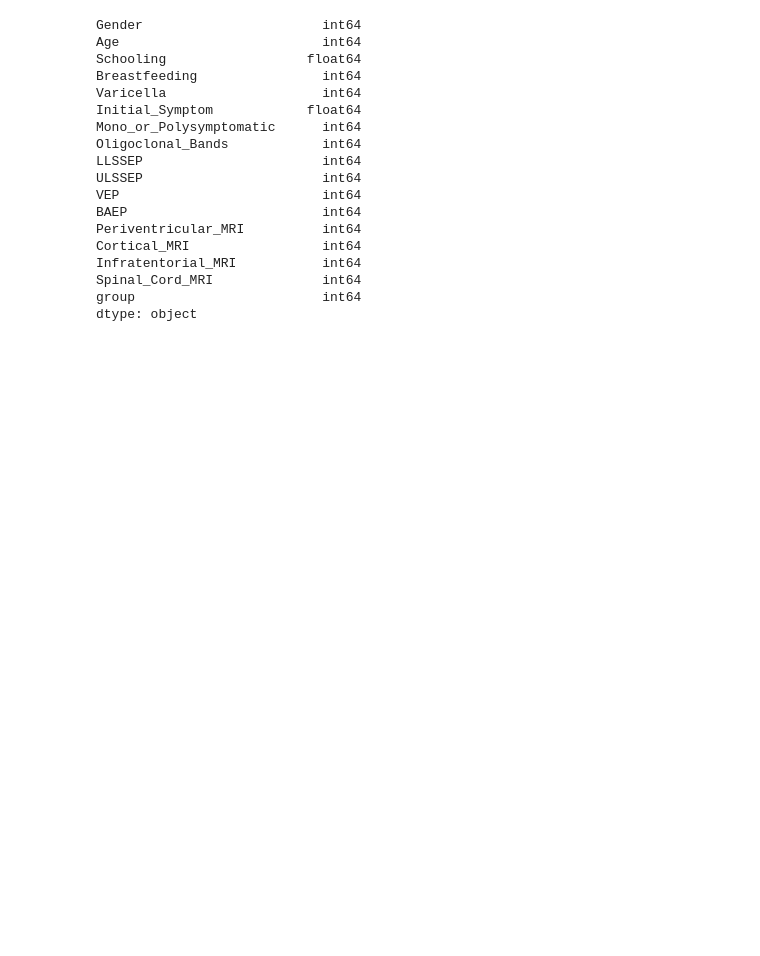
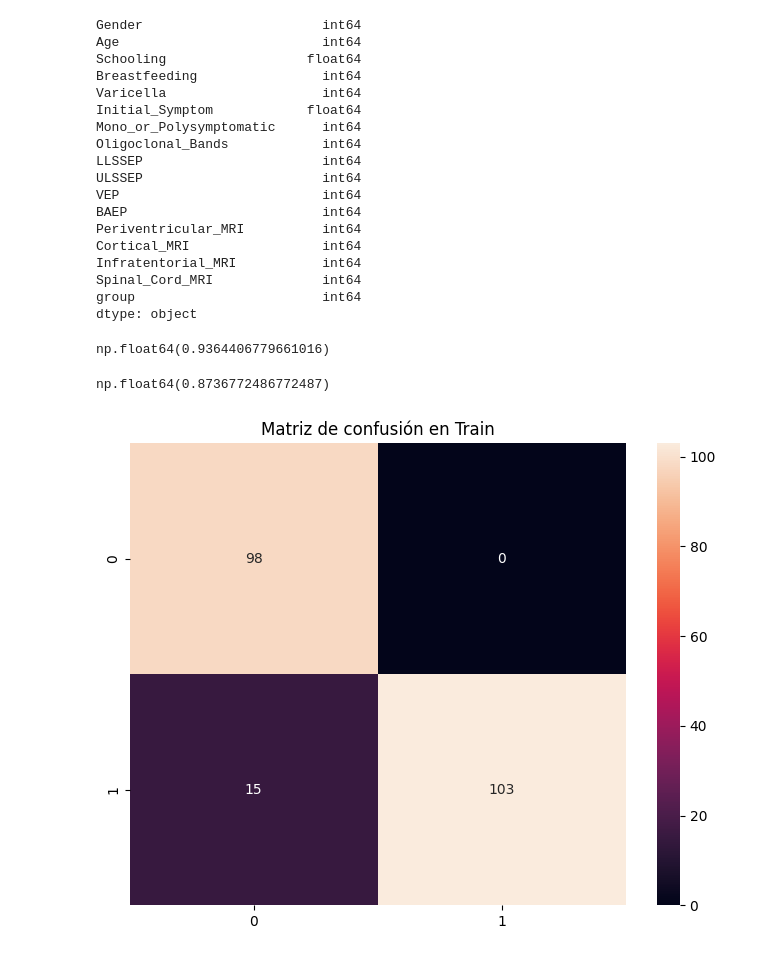
Before and after one commit to BertoloniLucas/SimaAI, a Jupyter notebook: Selección_Modelo_Mejor_Predicción/XGboost.ipynb, the cells around one changed output. Cells and saved outputs as stored; diff of their text form; code cells hidden in the pictures; blank space fills up the shorter version.

```diff
--- a/Selección_Modelo_Mejor_Predicción/XGboost.ipynb
+++ b/Selección_Modelo_Mejor_Predicción/XGboost.ipynb
@@ -217,3 +199,29 @@ Infratentorial_MRI           int64
 Spinal_Cord_MRI              int64
 group                        int64
 dtype: object
+# %%
+#roc auc score train
+y_train_pred = opt_model.predict(X_train)
+roc_auc_train = roc_auc_score(y_train, y_train_pred)
+roc_auc_train
+# %% [output]
+np.float64(0.9364406779661016)
+# %%
+y_test_pred = opt_model.predict(X_test)
+roc_auc_test = roc_auc_score(y_test, y_test_pred)
+roc_auc_test
+# %% [output]
+np.float64(0.8736772486772487)
+# %%
+from sklearn.metrics import confusion_matrix
+import seaborn as sns
+
+#Matriz de confusión en Train
+
+cm = confusion_matrix(y_train, y_train_pred)
+plt.figure(figsize=(8, 6))
+sns.heatmap(cm, annot=True, fmt="d")
+plt.title('Matriz de confusión en Train')
+plt.show()
+# %% [output]
+[figure, added]
```
Also changed, not shown: parts of 4 cells of this notebook, 4 other files.
